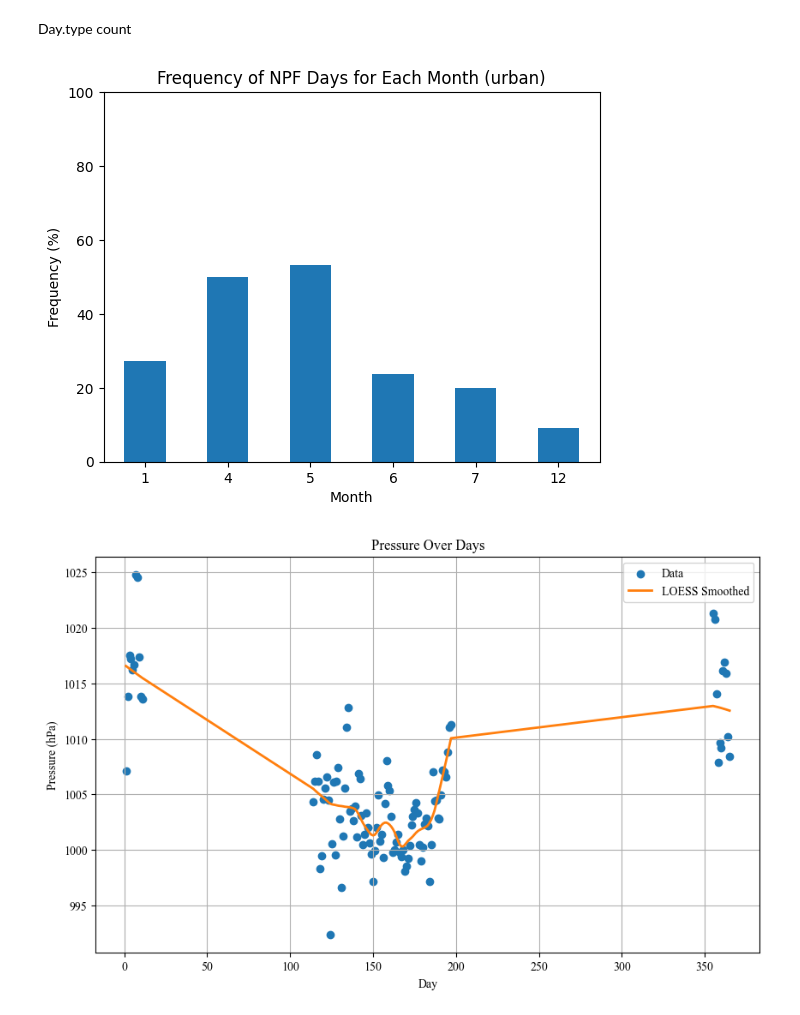
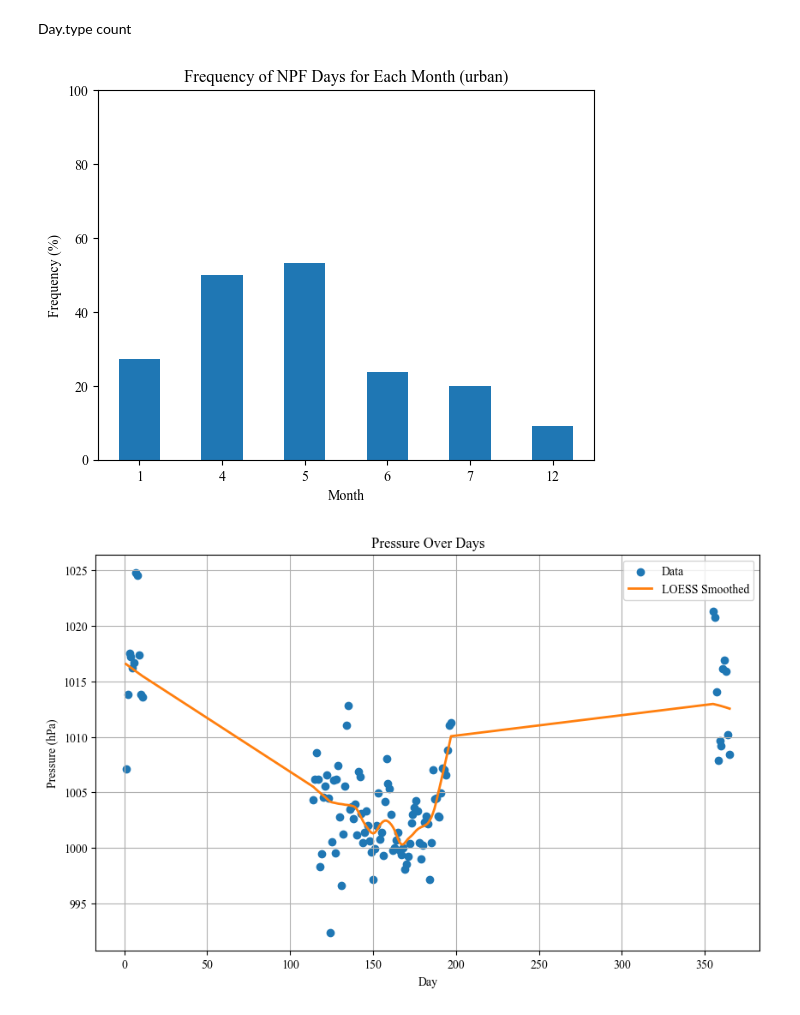
Before and after one commit to Malsory/NPF_project_urban, a Jupyter notebook: NPF_project_urban/in_progress/parameters_timeseries_plotter.ipynb, the cells around one changed output. Cells and saved outputs as stored; diff of their text form; code cells hidden in the pictures.

```diff
--- a/NPF_project_urban/in_progress/parameters_timeseries_plotter.ipynb
+++ b/NPF_project_urban/in_progress/parameters_timeseries_plotter.ipynb
@@ -2,3 +2,28 @@
 import pandas as pd
 import matplotlib.pyplot as plt
 from statsmodels.nonparametric.smoothers_lowess import lowess
+# %%
+# Read dataset
+df = pd.read_csv(r'C:\\Users\\Masloriy\\Desktop\\NPF_project_urban\\NPF_project_urban\\in_progress\\output_combined.csv')
+# Prep the dataset
+df = df.dropna()
+df = df.drop(df.columns[df.columns.str.contains('Unnamed')], axis=1)
+df['date'] = pd.to_datetime(df['date'])
+df['month'] = df['date'].dt.month
+df['day'] = df['date'].dt.dayofyear
+df = df.drop(df.index[-1])
+df_temp = df[['day.type', 'month']].copy()
+grouped = df.groupby('month')['day.type'].value_counts().unstack(fill_value=0)
+grouped['Percentage NPF'] = (grouped['NPF'] / grouped.sum(axis=1)) * 100
+
+plt.rcParams['font.family'] = 'Times New Roman'
+
+grouped['Percentage NPF'].plot(kind='bar')
+day_type_counts = df['day.type'].value_counts()
+
+day_type_counts.plot(kind='bar')
+plt.title('Count of Each Day Type')
+plt.xlabel('Day Type')
+plt.ylabel('Count')
+plt.xticks(rotation=0)
+plt.savefig('C:\\Users\\Masloriy\\Desktop\\NPF_project_urban\\NPF_project_urban\\png\\count_day.type.png', dpi=300)
@@ -7,26 +34,28 @@ Day.type count
 # %%
 # Read dataset
 df = pd.read_csv(r'C:\\Users\\Masloriy\\Desktop\\NPF_project_urban\\NPF_project_urban\\in_progress\\output_combined.csv')
 # Prep the dataset
 df = df.dropna()
 df = df.drop(df.columns[df.columns.str.contains('Unnamed')], axis=1)
 df['date'] = pd.to_datetime(df['date'])
 df['month'] = df['date'].dt.month
 df['day'] = df['date'].dt.dayofyear
 df = df.drop(df.index[-1])
 df_temp = df[['day.type', 'month']].copy()
 grouped = df.groupby('month')['day.type'].value_counts().unstack(fill_value=0)
 grouped['Percentage NPF'] = (grouped['NPF'] / grouped.sum(axis=1)) * 100
 
+plt.rcParams['font.family'] = 'Times New Roman'
+
 grouped['Percentage NPF'].plot(kind='bar')
 plt.title('Frequency of NPF Days for Each Month (urban)')
 plt.xlabel('Month')
 plt.ylabel('Frequency (%)')
 plt.xticks(rotation=0)
 plt.ylim(0, 100)  # Set y-axis limit to ensure percentages are within range
 plt.savefig('C:\\Users\\Masloriy\\Desktop\\NPF_project_urban\\NPF_project_urban\\png\\count_day.type_month.png', dpi=300)
 # %% [output]
-[figure, old version]
+[figure, new version]
 # %%
 grouped_data = df.groupby('day')['pressure'].mean()
 plt.figure(figsize=(10, 6))
```
Also changed, not shown: parts of 1 cell of this notebook.
